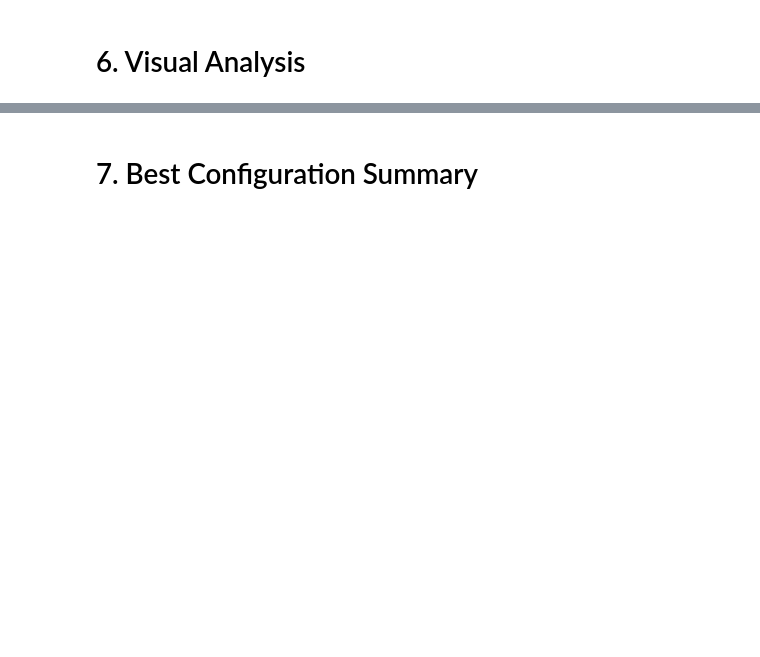
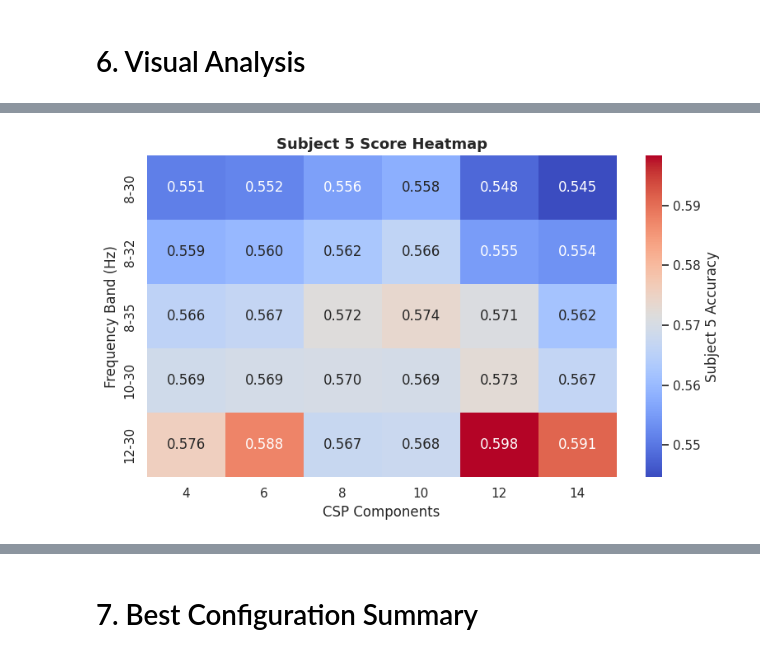
Before and after one commit to vadimegorov13/bci-inefficiency-analysis, a Jupyter notebook: src/04_csp_band_tuning.ipynb, the cells around one changed output, grey strips where cells are left out. Drawn from its saved outputs; the diff is of its cells as text; code cells hidden in the pictures; blank space fills up the shorter version.

```diff
--- a/src/04_csp_band_tuning.ipynb
+++ b/src/04_csp_band_tuning.ipynb
@@ -497,0 +689,14 @@ plt.show()
+# %%
+# Score heat map of subject 5 only
+subject5_df = per_subject_df[per_subject_df['subject_norm'] == 5]
+subject5_heatmap = subject5_df.pivot(index='band_label', columns='n_components', values='score')
+subject5_heatmap = subject5_heatmap.reindex(index=band_order, columns=component_order)
+plt.figure(figsize=(8, 5))
+sns.heatmap(subject5_heatmap, annot=True, fmt='.3f', cmap='coolwarm', cbar_kws={'label': 'Subject 5 Accuracy'})
+plt.title('Subject 5 Score Heatmap', fontsize=13, fontweight='bold')
+plt.xlabel('CSP Components')
+plt.ylabel('Frequency Band (Hz)')
+plt.tight_layout()
+save_plot('score_heatmap_subject5.png')
+plt.show()
+# %% [output]
@@ -498,3 +704,4 @@ plt.show()
+[figure, added]
 # %%
 low_subject_plot_df = per_subject_df[per_subject_df['subject_norm'].isin(LOW_SUBJECTS)].copy()
 
```
Also changed, not shown: parts of 12 cells of this notebook, 14 other files.
